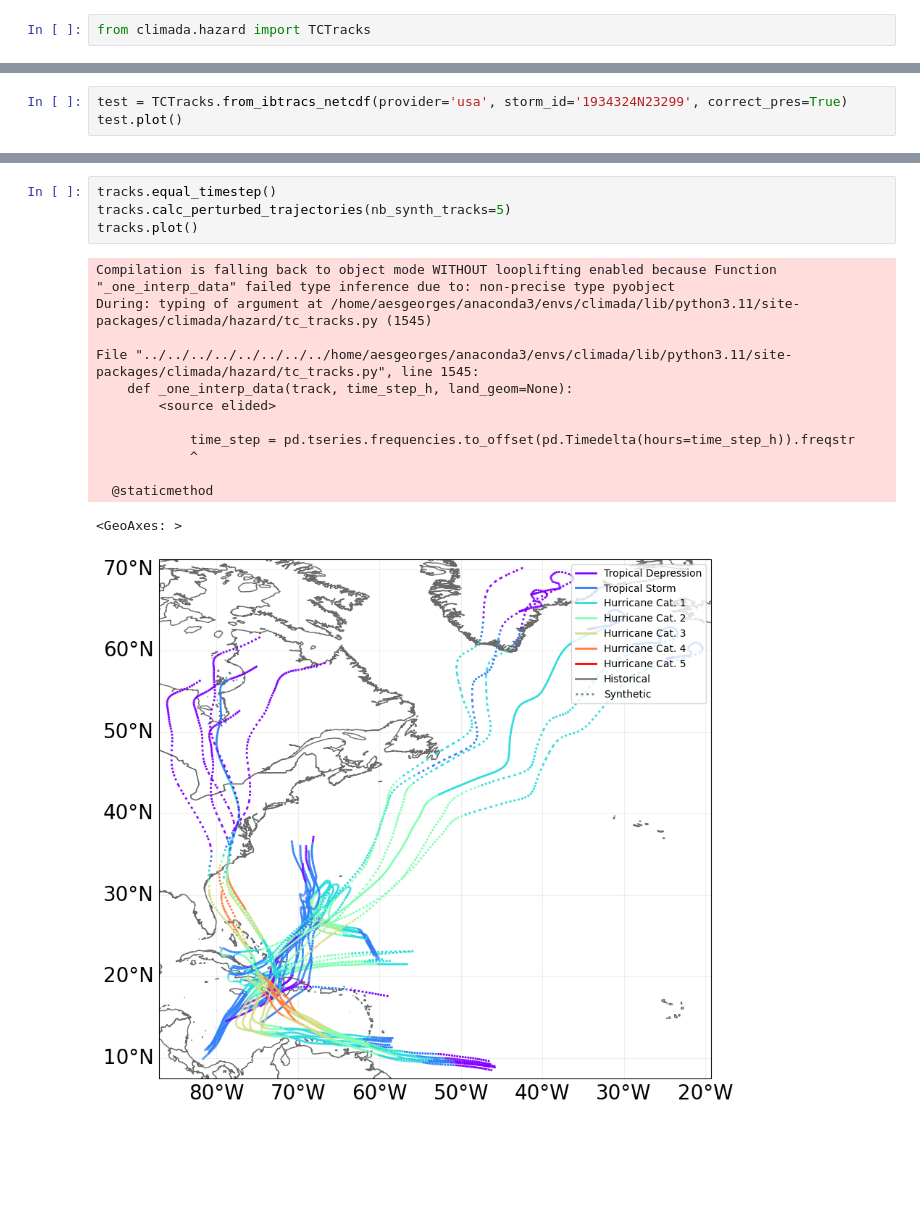
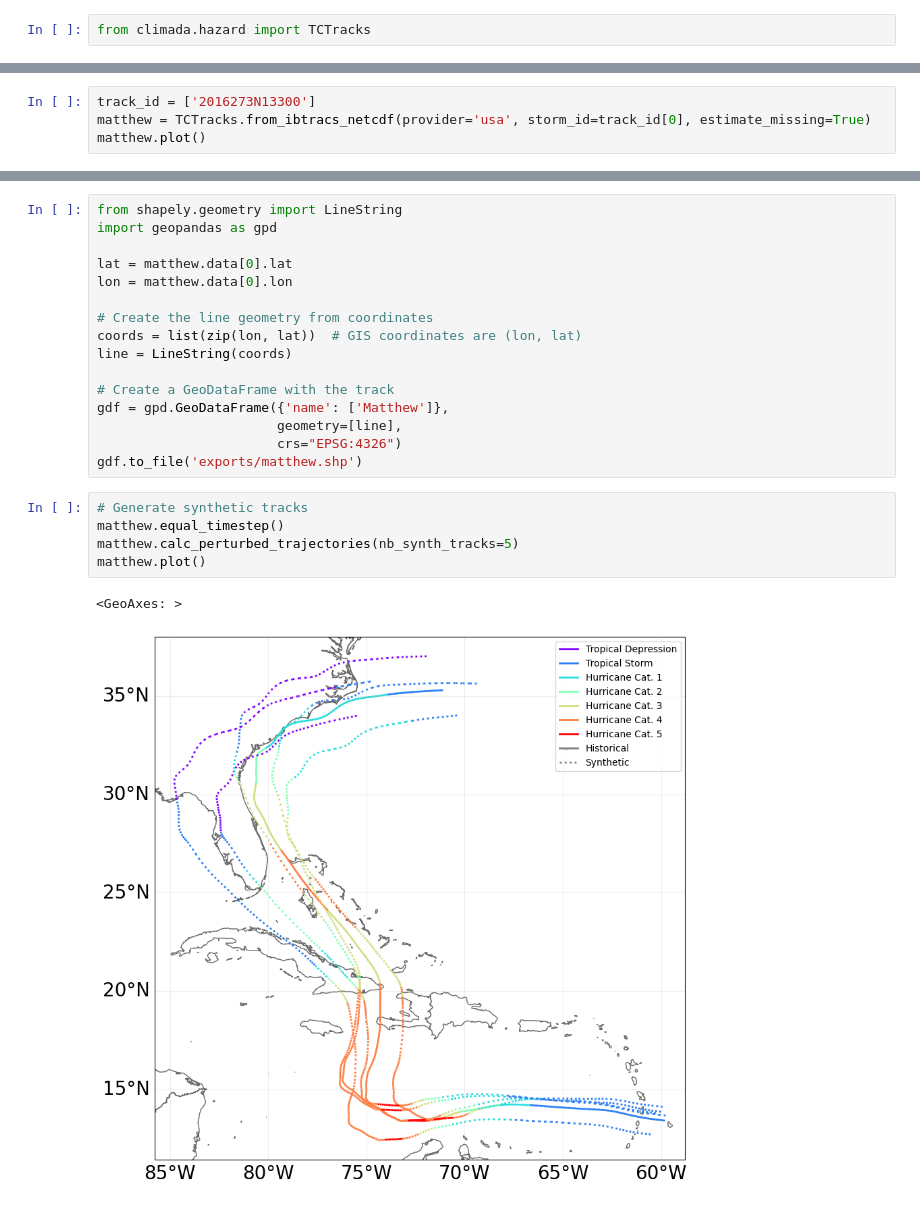
Before and after one commit to aesgeorges/LaGonaveFM, a Jupyter notebook: ch2-resilience/hurricane_track_gen/building.ipynb, the cells around one changed output, grey strips where cells are left out. Drawn from its saved outputs; the diff is of its cells as text; blank space fills up the shorter version.

```diff
--- a/ch2-resilience/hurricane_track_gen/building.ipynb
+++ b/ch2-resilience/hurricane_track_gen/building.ipynb
@@ -6,4 +5,5 @@ track_ids = ['1934324N23299', '1954278N12302', '1909313N11279', '1948143N17287',
 # %%
-test = TCTracks.from_ibtracs_netcdf(provider='usa', storm_id='1934324N23299', correct_pres=True)
-test.plot()
+track_id = ['2016273N13300']
+matthew = TCTracks.from_ibtracs_netcdf(provider='usa', storm_id=track_id[0], estimate_missing=True)
+matthew.plot()
 # %% [output]
@@ -35,18 +13,24 @@ tracks.plot()
+# %%
+from shapely.geometry import LineString
+import geopandas as gpd
+
+lat = matthew.data[0].lat
+lon = matthew.data[0].lon
+
+# Create the line geometry from coordinates
+coords = list(zip(lon, lat))  # GIS coordinates are (lon, lat)
+line = LineString(coords)
+
+# Create a GeoDataFrame with the track
+gdf = gpd.GeoDataFrame({'name': ['Matthew']},
+                       geometry=[line],
+                       crs="EPSG:4326")
+gdf.to_file('exports/matthew.shp')
 # %%
-tracks.equal_timestep()
-tracks.calc_perturbed_trajectories(nb_synth_tracks=5)
-tracks.plot()
+# Generate synthetic tracks
+matthew.equal_timestep()
+matthew.calc_perturbed_trajectories(nb_synth_tracks=5)
+matthew.plot()
 # %% [output]
-Compilation is falling back to object mode WITHOUT looplifting enabled because Function "_one_interp_data" failed type inference due to: non-precise type pyobject
-During: typing of argument at /home/aesgeorges/anaconda3/envs/climada/lib/python3.11/site-packages/climada/hazard/tc_tracks.py (1545)
-
-File "../../../../../../../../home/aesgeorges/anaconda3/envs/climada/lib/python3.11/site-packages/climada/hazard/tc_tracks.py", line 1545:
-    def _one_interp_data(track, time_step_h, land_geom=None):
-        <source elided>
-
-            time_step = pd.tseries.frequencies.to_offset(pd.Timedelta(hours=time_step_h)).freqstr
-            ^
-
-  @staticmethod
+<GeoAxes: >
-<GeoAxes: >
-[figure, old version]
+[figure, new version]
```
Also changed, not shown: parts of 9 cells of this notebook, 14 other files.
